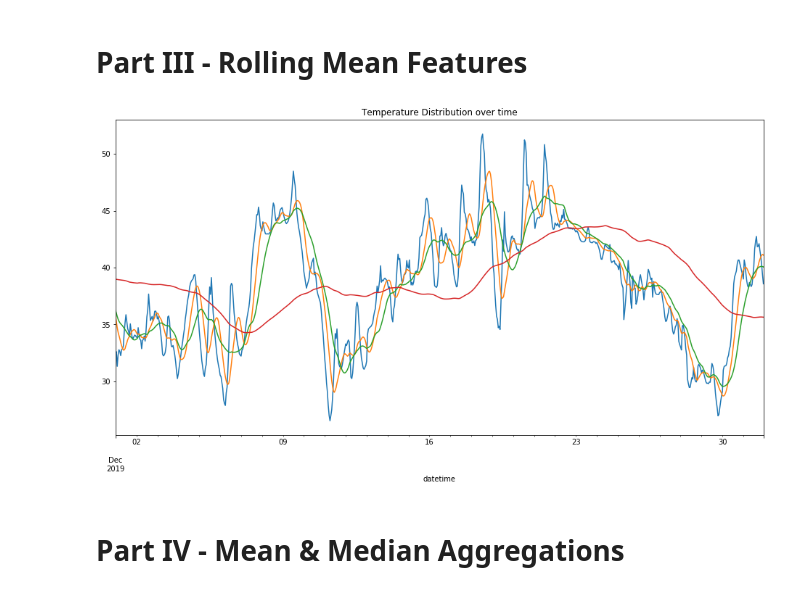
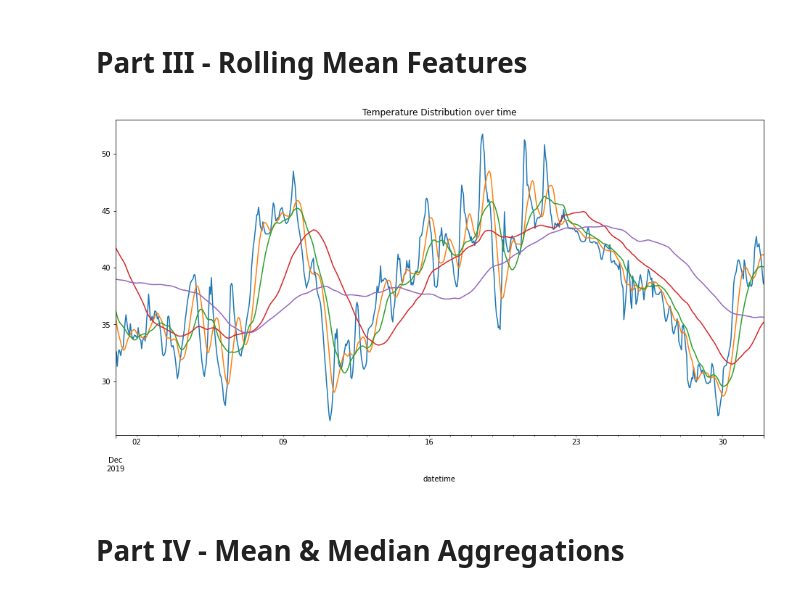
Before and after one commit to mattzajac/DataWorkshop_Competition_Warsaw_Air_Pollution, a Jupyter notebook: Warsaw Air Pollution_feature_engineering.ipynb, the cells around one changed output. Cells and saved outputs as stored; diff of their text form; code cells hidden in the pictures.

```diff
--- a/Warsaw Air Pollution_feature_engineering.ipynb
+++ b/Warsaw Air Pollution_feature_engineering.ipynb
@@ -36,5 +47,8 @@ pd.options.display.max_columns = None
+# %%
+# load the wrangled and transformed data
+df = pd.read_hdf('data/warsaw_air_pollution_2015-2019.h5', key='df')
 # %%
-df = pd.read_hdf('data/warsaw_air_pollution_2015-2019.h5')
+# df = pd.read_hdf('data/warsaw_air_pollution_2015-2019.h5')
 # %%
 df.head()
 # %% [output]
@@ -113,9 +122,9 @@ df.head()
 # Part II - Lag Features
 # %%
 # create 1h and 24h lags
-feats = ['apparentTemperature', 'cloudCover', 'dewPoint', 'humidity', 'precipIntensity',
-         'precipProbability', 'pressure', 'temperature', 'uvIndex', 'visibility',
-         'windBearing', 'windSpeed']
+feats = ['apparentTemperature', 'cloudCover', 'dewPoint', 'humidity', 'humidity_log',
+         'precipIntensity', 'precipProbability', 'pressure', 'temperature', 'uvIndex',
+         'visibility', 'windBearing', 'windSpeed', 'windSpeed_log']
 lags = [1, 24]
 
 for lag in lags:
@@ -148,16 +154,16 @@ for col in rolling_cols:
     df[col] = df[col].fillna(method ='bfill')
 # %%
 # check the moving averages for Dec-19 on a chart
-feats = ['temperature', 'temperature_rolling12h', 'temperature_rolling24h', 'temperature_rolling168h']
+feats = ['temperature', 'temperature_rolling12h', 'temperature_rolling24h', 'temperature_rolling72h', 'temperature_rolling168h']
 
 
 for x in feats:
     df_copy = df.copy()
     df_copy.index = df.datetime
     plt.title('Temperature Distribution over time')
     df_copy[-744:][x].plot(figsize=(16,8));
 # %% [output]
-[figure, old version]
+[figure, new version]
 # %% [markdown]
 <a id='mm'></a>
 # Part IV - Mean & Median Aggregations
```
Also changed, not shown: parts of 13 cells of this notebook.
